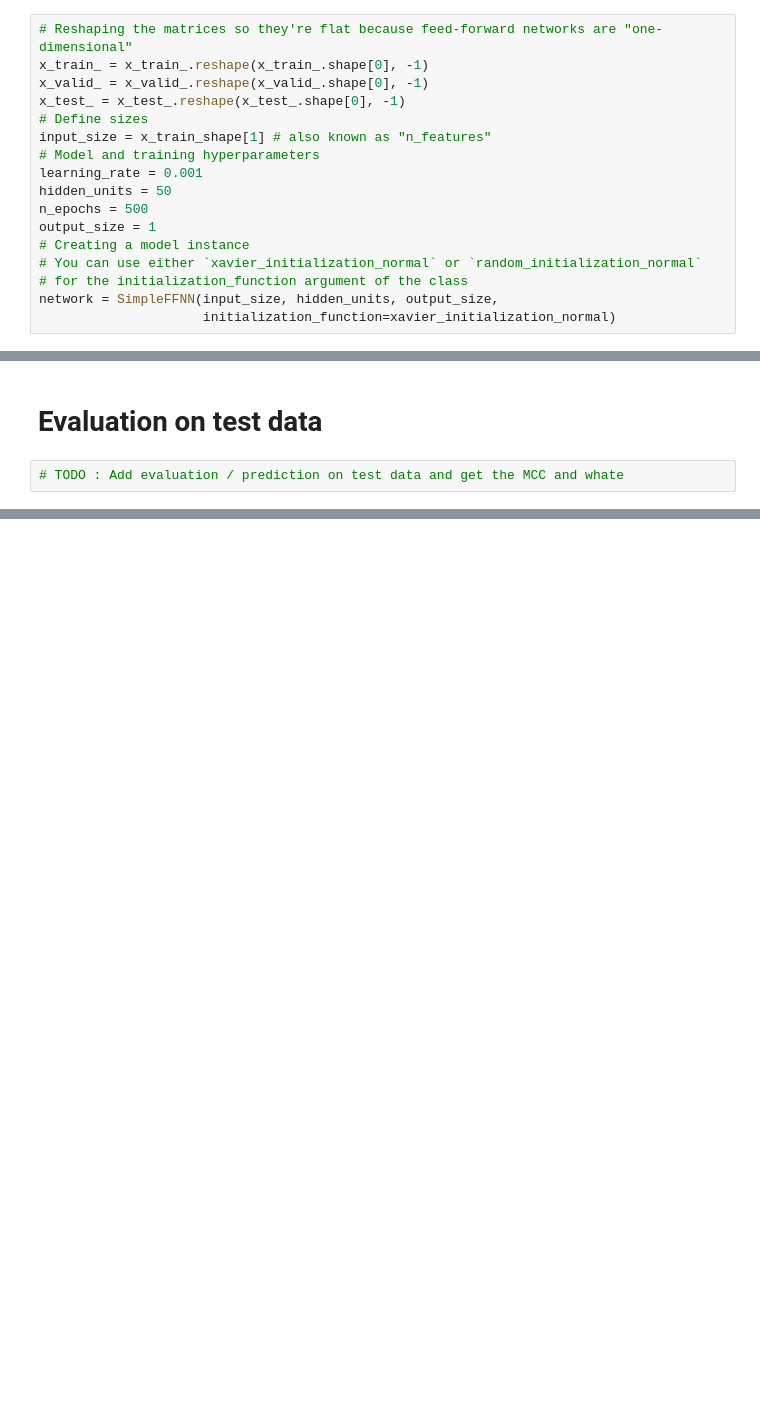
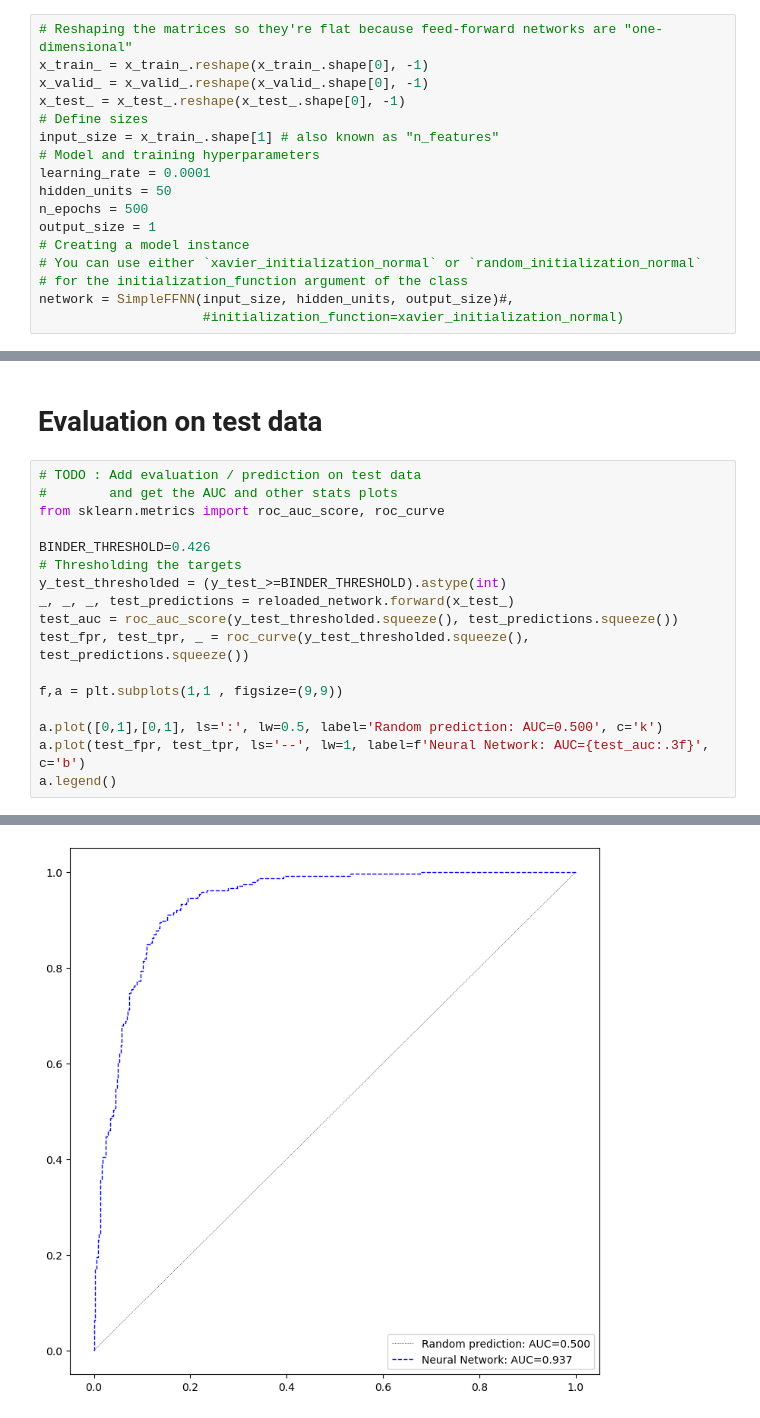
Before and after one commit to mnielLab/22125_algobio_nn, a Jupyter notebook: notebooks/FFNN_from_scratch.ipynb, the cells around one changed output, grey strips where cells are left out. Cells and saved outputs as stored; diff of their text form; blank space fills up the shorter version.

Commit message:
Added plot and test evaluation part

```diff
--- a/notebooks/FFNN_from_scratch.ipynb
+++ b/notebooks/FFNN_from_scratch.ipynb
@@ -365,14 +462,14 @@ x_train_ = x_train_.reshape(x_train_.shape[0], -1)
 x_valid_ = x_valid_.reshape(x_valid_.shape[0], -1)
 x_test_ = x_test_.reshape(x_test_.shape[0], -1)
 # Define sizes
-input_size = x_train_shape[1] # also known as "n_features"
+input_size = x_train_.shape[1] # also known as "n_features"
 # Model and training hyperparameters
-learning_rate = 0.001
+learning_rate = 0.0001
 hidden_units = 50
 n_epochs = 500
 output_size = 1
 # Creating a model instance
 # You can use either `xavier_initialization_normal` or `random_initialization_normal`
 # for the initialization_function argument of the class
-network = SimpleFFNN(input_size, hidden_units, output_size,
-                     initialization_function=xavier_initialization_normal)
+network = SimpleFFNN(input_size, hidden_units, output_size)#,
+                     #initialization_function=xavier_initialization_normal)
@@ -403,4 +521,20 @@ reloaded_network = load_ffnn_model('./saved_ffnn.pkl', model=network)
 # %% [markdown]
 # Evaluation on test data
 # %%
-# TODO : Add evaluation / prediction on test data and get the MCC and whate
+# TODO : Add evaluation / prediction on test data
+#        and get the AUC and other stats plots
+from sklearn.metrics import roc_auc_score, roc_curve
+
+BINDER_THRESHOLD=0.426
+# Thresholding the targets
+y_test_thresholded = (y_test_>=BINDER_THRESHOLD).astype(int)
+_, _, _, test_predictions = reloaded_network.forward(x_test_)
+test_auc = roc_auc_score(y_test_thresholded.squeeze(), test_predictions.squeeze())
+test_fpr, test_tpr, _ = roc_curve(y_test_thresholded.squeeze(), test_predictions.squeeze())
+
+f,a = plt.subplots(1,1 , figsize=(9,9))
+
+a.plot([0,1],[0,1], ls=':', lw=0.5, label='Random prediction: AUC=0.500', c='k')
+a.plot(test_fpr, test_tpr, ls='--', lw=1, label=f'Neural Network: AUC={test_auc:.3f}', c='b')
+a.legend()
+# %% [output]
@@ -406,0 +542 @@ reloaded_network = load_ffnn_model('./saved_ffnn.pkl', model=network)
+[figure, added]
```
Also changed, not shown: parts of 6 cells of this notebook, 1 other file.
